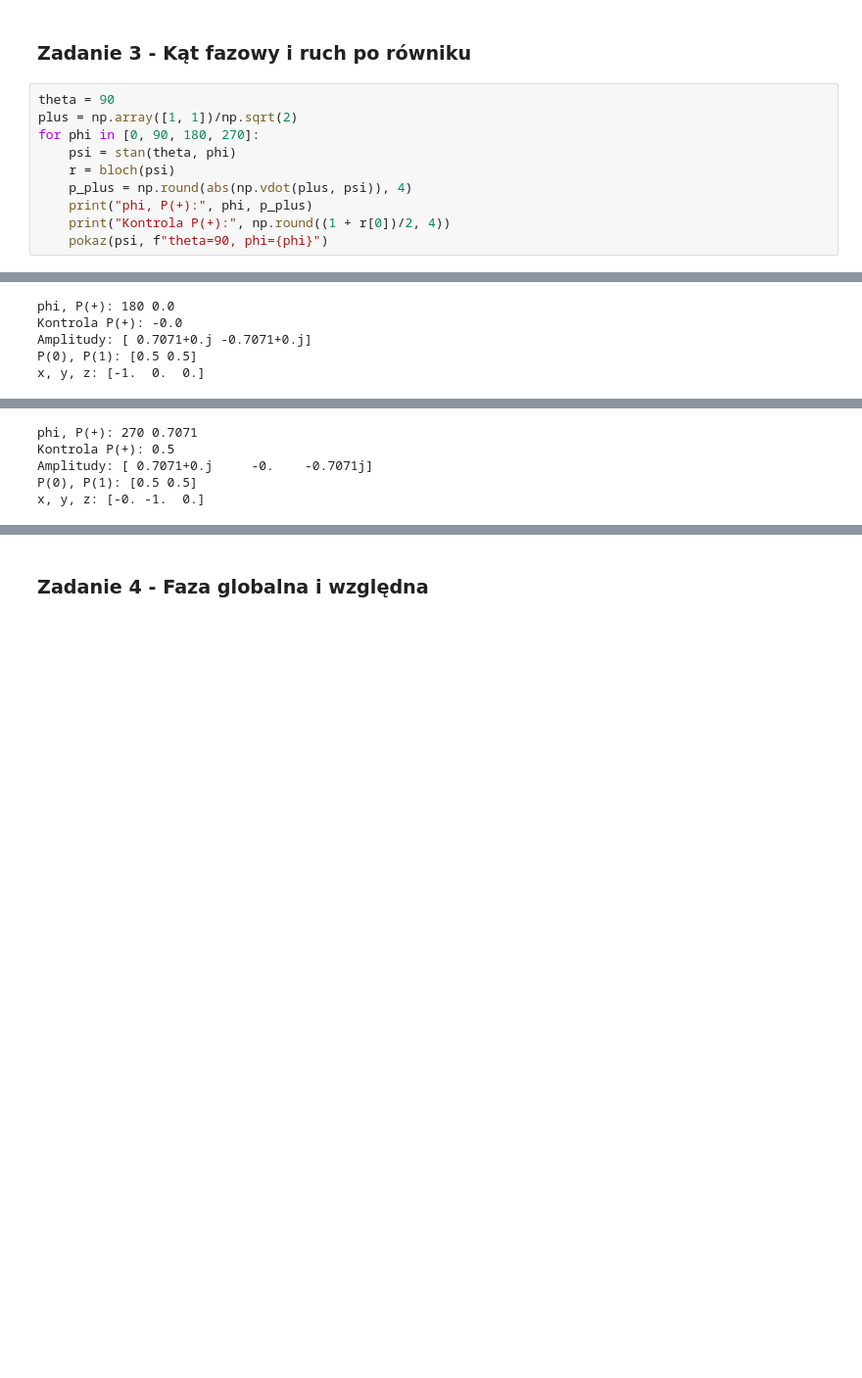
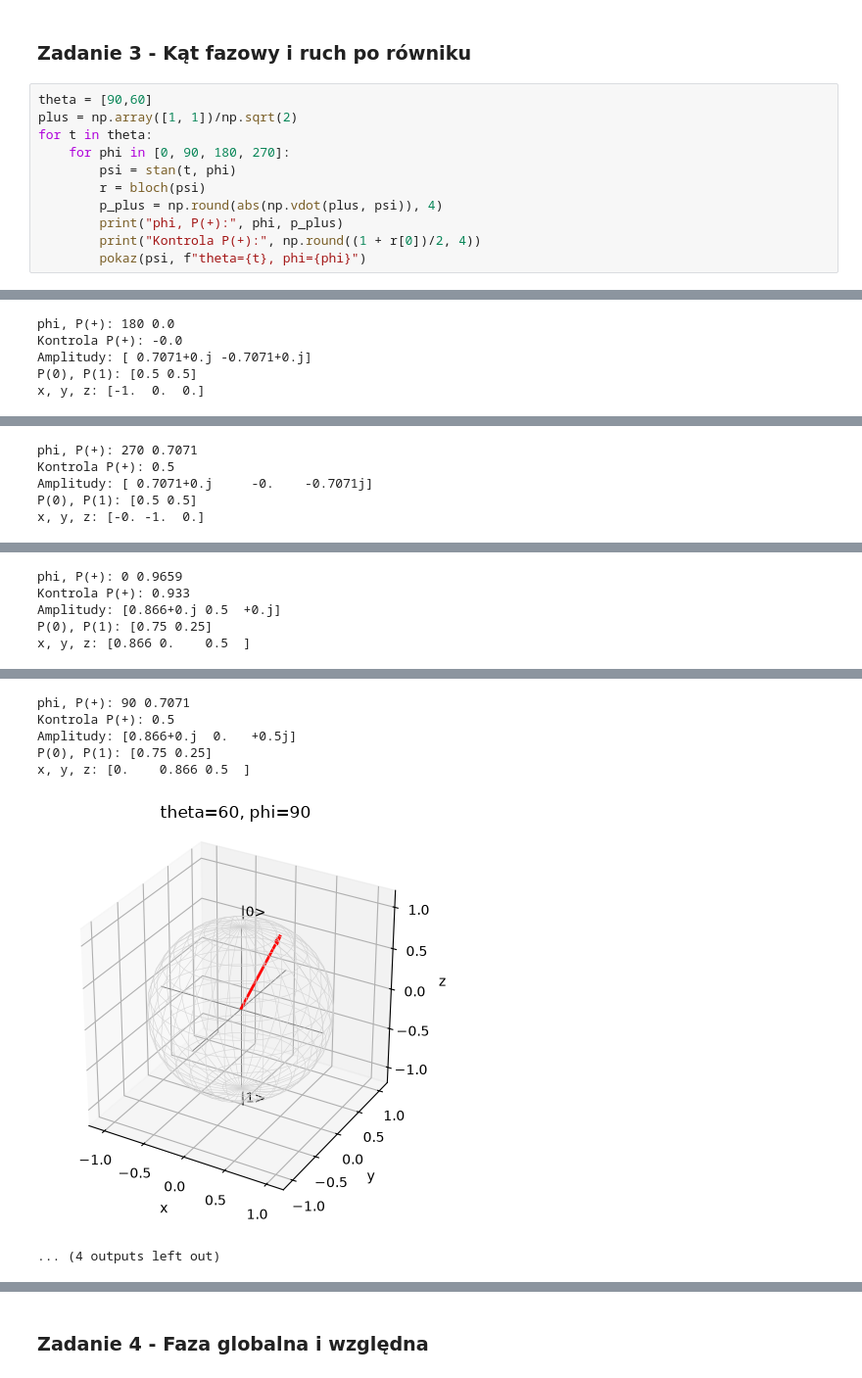
Before and after one commit to xaca20/quantum, a Jupyter notebook: lab3_JacekPyszka.ipynb, the cells around one changed output, grey strips where cells are left out. Shown at 98% size. Saved outputs shown, nothing was run; the diff lists cells and outputs as text; blank space fills up the shorter version.

```diff
--- a/lab3_JacekPyszka.ipynb
+++ b/lab3_JacekPyszka.ipynb
@@ -131,15 +150,16 @@ Prawdopodobieństwa są jednakowe tylko dla stanu theta = 90 stopni.
 # %% [markdown]
 ### Zadanie 3 - Kąt fazowy i ruch po równiku
 # %%
-theta = 90
+theta = [90,60]
 plus = np.array([1, 1])/np.sqrt(2)
-for phi in [0, 90, 180, 270]:
-    psi = stan(theta, phi)
-    r = bloch(psi)
-    p_plus = np.round(abs(np.vdot(plus, psi)), 4)
-    print("phi, P(+):", phi, p_plus)
-    print("Kontrola P(+):", np.round((1 + r[0])/2, 4))
-    pokaz(psi, f"theta=90, phi={phi}")
+for t in theta:
+    for phi in [0, 90, 180, 270]:
+        psi = stan(t, phi)
+        r = bloch(psi)
+        p_plus = np.round(abs(np.vdot(plus, psi)), 4)
+        print("phi, P(+):", phi, p_plus)
+        print("Kontrola P(+):", np.round((1 + r[0])/2, 4))
+        pokaz(psi, f"theta={t}, phi={phi}")
 # %% [output]
 phi, P(+): 0 1.0
 Kontrola P(+): 1.0
@@ -165,3 +185,8 @@ Amplitudy: [ 0.7071+0.j     -0.    -0.7071j]
 P(0), P(1): [0.5 0.5]
 x, y, z: [-0. -1.  0.]
 [figure]
+phi, P(+): 0 0.9659
+Kontrola P(+): 0.933
+Amplitudy: [0.866+0.j 0.5  +0.j]
+P(0), P(1): [0.75 0.25]
+x, y, z: [0.866 0.    0.5  ]
@@ -167,0 +194,7 @@ x, y, z: [-0. -1.  0.]
+phi, P(+): 90 0.7071
+Kontrola P(+): 0.5
+Amplitudy: [0.866+0.j  0.   +0.5j]
+P(0), P(1): [0.75 0.25]
+x, y, z: [0.    0.866 0.5  ]
+[figure, added]
+... (4 outputs left out)
```
Also changed, not shown: parts of 10 cells of this notebook.
